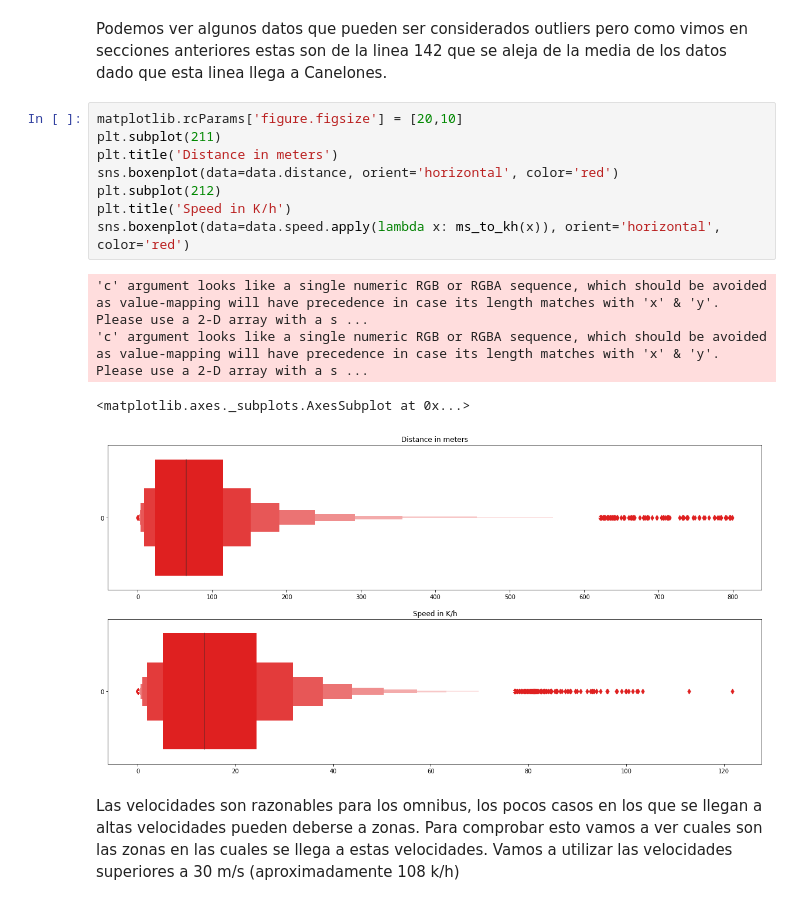
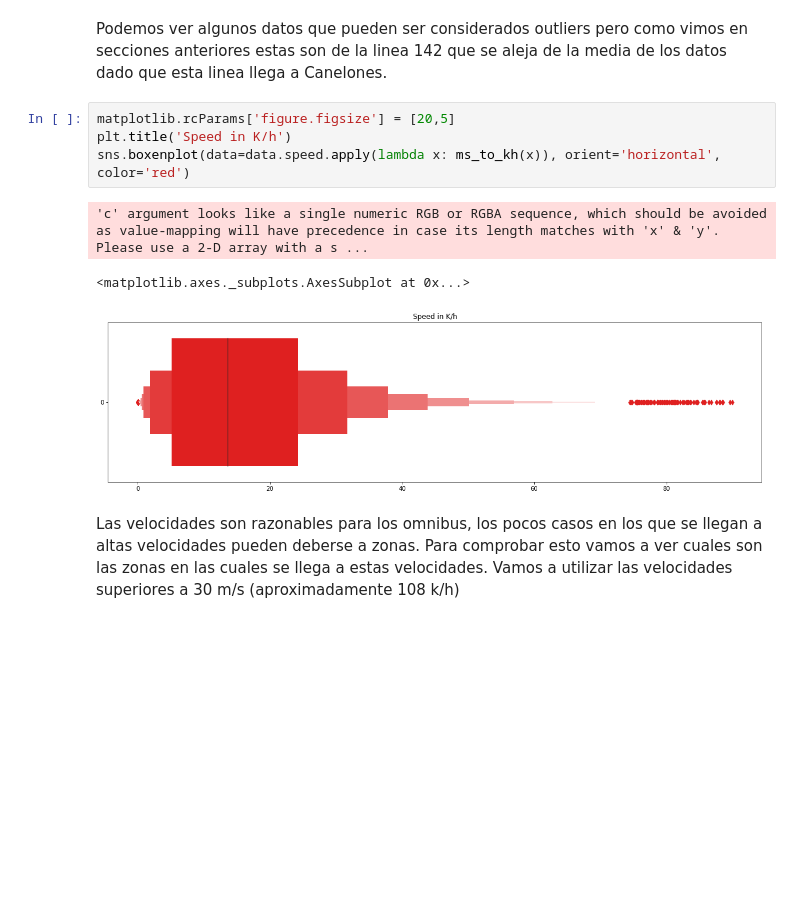
Before and after one commit to Mazzanicolas/TEA, a Jupyter notebook: notebooks/5 - Outliers II.ipynb, the cells around one changed output. Drawn from its saved outputs; the diff is of its cells as text; blank space fills up the shorter version.

```diff
--- a/notebooks/5 - Outliers II.ipynb
+++ b/notebooks/5 - Outliers II.ipynb
@@ -58,18 +58,13 @@ plt.show()
 # %% [markdown]
 Podemos ver algunos datos que pueden ser considerados outliers pero como vimos en secciones anteriores estas son de la linea 142 que se aleja de la media de los datos dado que esta linea llega a Canelones.
 # %%
-matplotlib.rcParams['figure.figsize'] = [20,10]
-plt.subplot(211)
-plt.title('Distance in meters')
-sns.boxenplot(data=data.distance, orient='horizontal', color='red')
-plt.subplot(212)
+matplotlib.rcParams['figure.figsize'] = [20,5]
 plt.title('Speed in K/h')
 sns.boxenplot(data=data.speed.apply(lambda x: ms_to_kh(x)), orient='horizontal', color='red')
 # %% [output]
 'c' argument looks like a single numeric RGB or RGBA sequence, which should be avoided as value-mapping will have precedence in case its length matches with 'x' & 'y'.  Please use a 2-D array with a s ...
-'c' argument looks like a single numeric RGB or RGBA sequence, which should be avoided as value-mapping will have precedence in case its length matches with 'x' & 'y'.  Please use a 2-D array with a s ...
 <matplotlib.axes._subplots.AxesSubplot at 0x...>
-[figure, old version]
+[figure, new version]
 # %% [markdown]
 Las velocidades son razonables para los omnibus, los pocos casos en los que se llegan a altas velocidades pueden deberse a zonas. Para comprobar esto vamos a ver cuales son las zonas en las cuales se llega a estas velocidades. Vamos a utilizar las velocidades superiores a 30 m/s (aproximadamente 108 k/h)
 # %%
```
Also changed, not shown: parts of 12 cells of this notebook, 5 other files.
